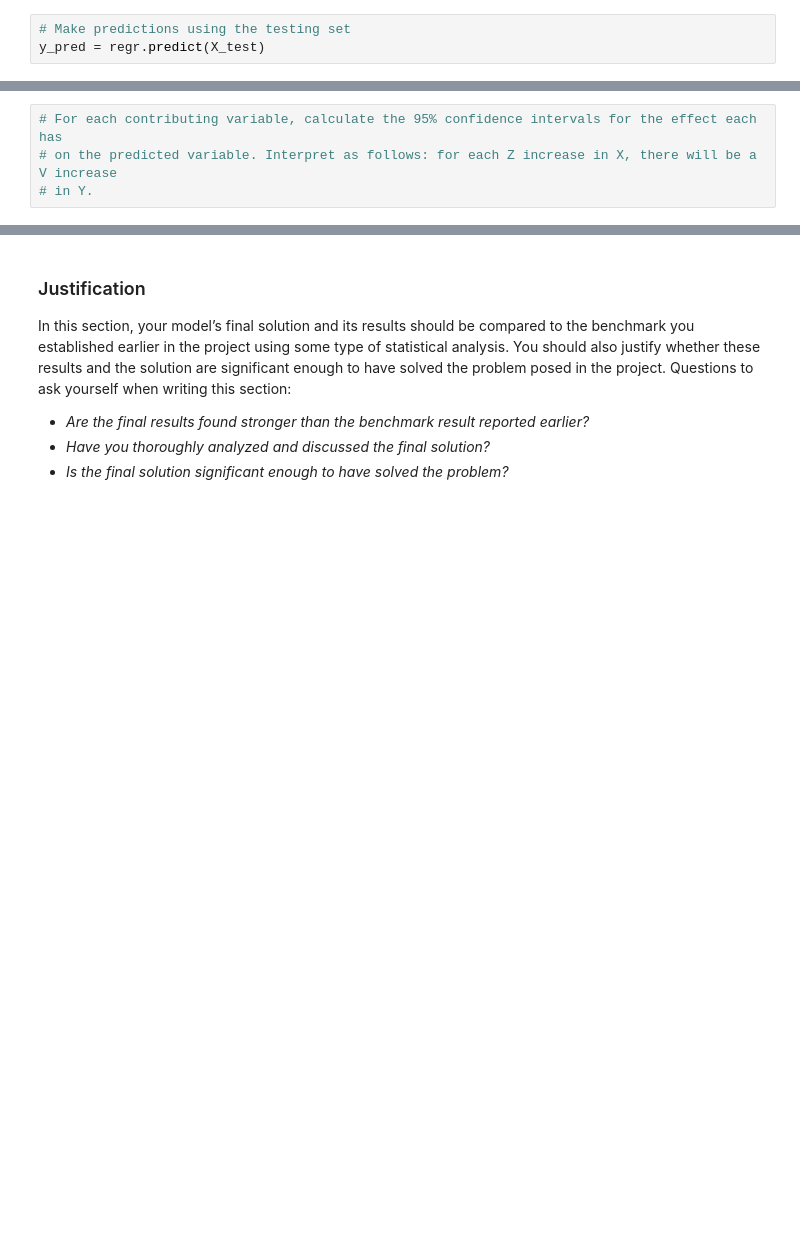
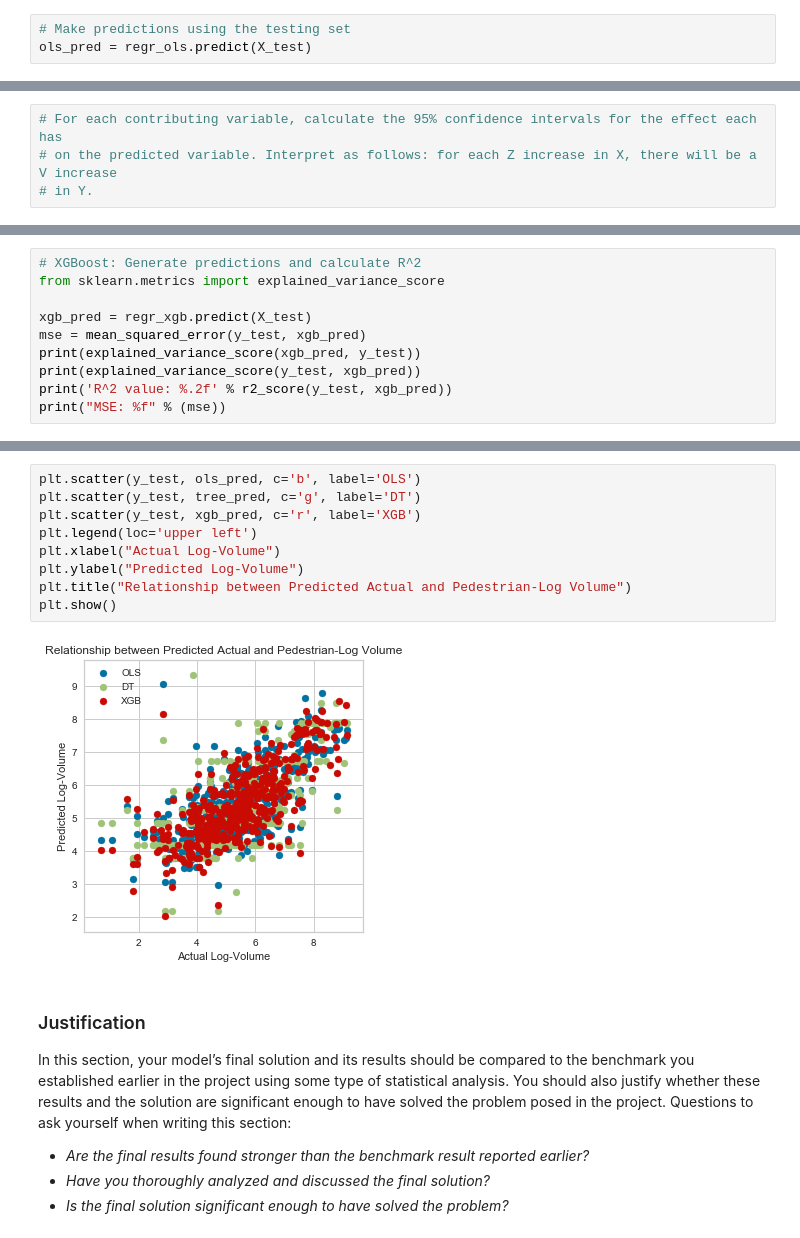
Before and after one commit to black-tea/vehicle-vol-pdf-scrape, a Jupyter notebook: Predicting Pedestrian Volumes.ipynb, the cells around one changed output, grey strips where cells are left out. Cells and saved outputs as stored; diff of their text form; blank space fills up the shorter version.

```diff
--- a/Predicting Pedestrian Volumes.ipynb
+++ b/Predicting Pedestrian Volumes.ipynb
@@ -370,5 +534,5 @@ In this section, the final model and any supporting qualities should be evaluate
 - _Can results found from the model be trusted?_
 # %%
 # Make predictions using the testing set
-y_pred = regr.predict(X_test)
+ols_pred = regr_ols.predict(X_test)
 # %%
@@ -404,0 +585,10 @@ One of the validations I performed on the model included confirming that there i
+# %%
+# XGBoost: Generate predictions and calculate R^2
+from sklearn.metrics import explained_variance_score
+
+xgb_pred = regr_xgb.predict(X_test)
+mse = mean_squared_error(y_test, xgb_pred)
+print(explained_variance_score(xgb_pred, y_test))
+print(explained_variance_score(y_test, xgb_pred))
+print('R^2 value: %.2f' % r2_score(y_test, xgb_pred))
+print("MSE: %f" % (mse))
@@ -405,3 +607,14 @@ One of the validations I performed on the model included confirming that there i
+# %%
+plt.scatter(y_test, ols_pred, c='b', label='OLS')
+plt.scatter(y_test, tree_pred, c='g', label='DT')
+plt.scatter(y_test, xgb_pred, c='r', label='XGB')
+plt.legend(loc='upper left')
+plt.xlabel("Actual Log-Volume")
+plt.ylabel("Predicted Log-Volume")
+plt.title("Relationship between Predicted Actual and Pedestrian-Log Volume")
+plt.show()
+# %% [output]
+[figure, added]
 # %% [markdown]
 ### Justification
 In this section, your model’s final solution and its results should be compared to the benchmark you established earlier in the project using some type of statistical analysis. You should also justify whether these results and the solution are significant enough to have solved the problem posed in the project. Questions to ask yourself when writing this section:
```
Also changed, not shown: parts of 18 cells of this notebook.
